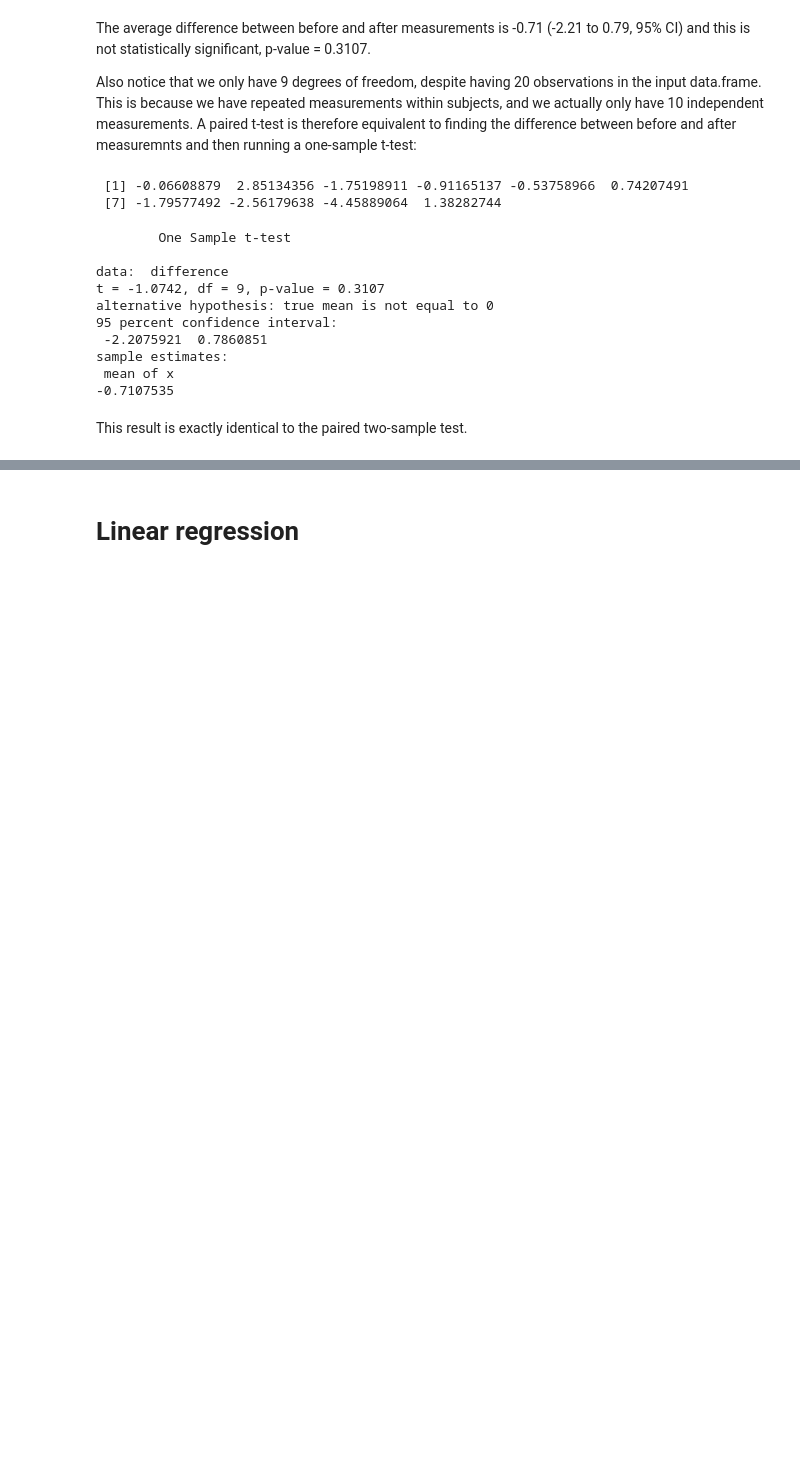
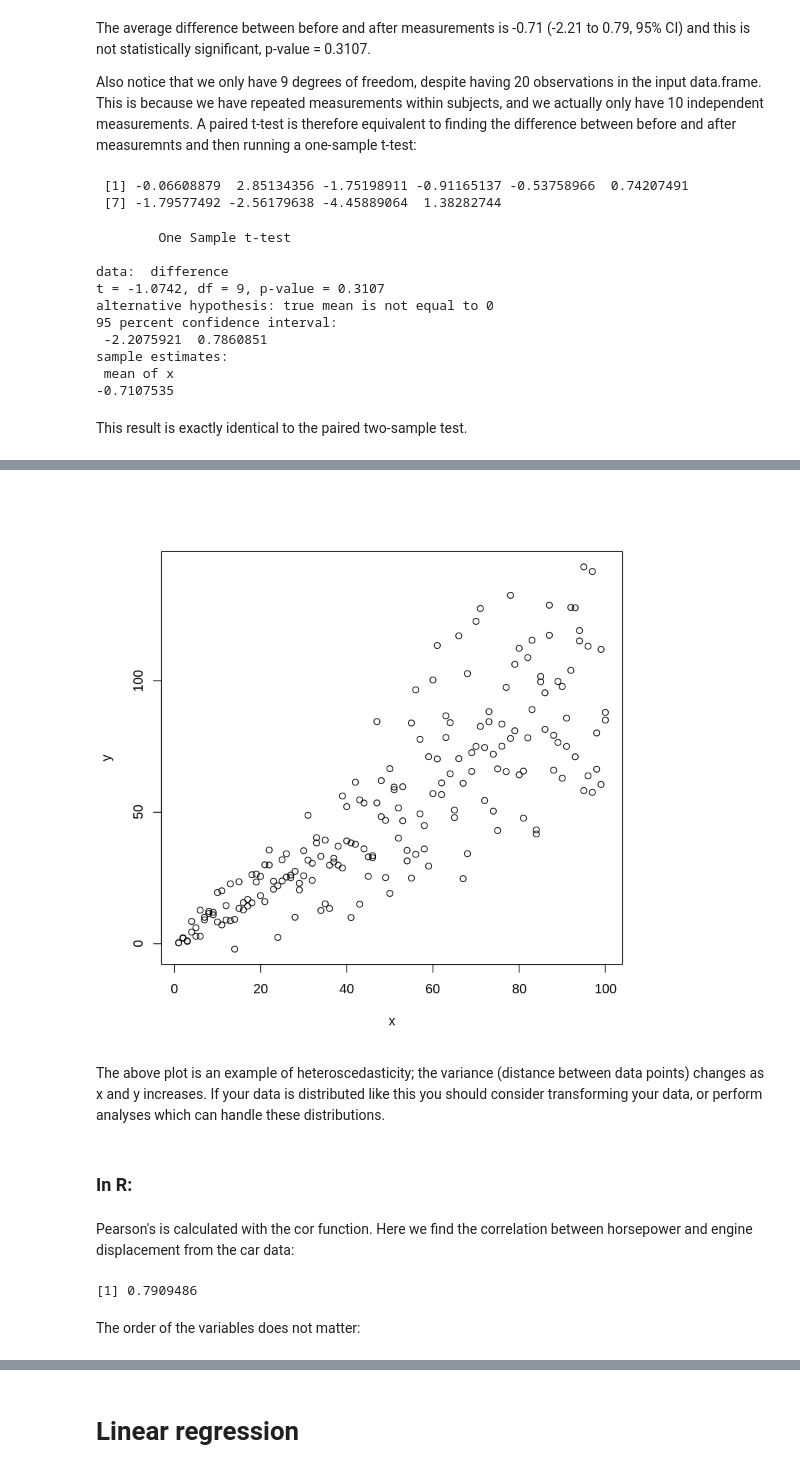
Before and after one commit to microUCPH/amplicon_data_analysis, a Jupyter notebook: ipynb/stats.ipynb, the cells around one changed output, grey strips where cells are left out. Cells and saved outputs as stored; diff of their text form; code cells hidden in the pictures; blank space fills up the shorter version.

```diff
--- a/ipynb/stats.ipynb
+++ b/ipynb/stats.ipynb
@@ -203,0 +213,20 @@ As the paper states: *two variables are correlated when they display an increasi
+# %%
+# Simulate heteroscedastic data
+set.seed(1)
+x <- rep(1:100, 2)
+y <- x + rnorm(x, 0, sqrt(x^1.5))
+plot(x, y)
+# %% [output]
+[figure, added]
+# %% [markdown]
+The above plot is an example of heteroscedasticity; the variance (distance between data points) changes as x and y increases. If your data is distributed like this you should consider transforming your data, or perform analyses which can handle these distributions.
+# %% [markdown]
+### In R:
+# %% [markdown]
+Pearson's is calculated with the cor function. Here we find the correlation between horsepower and engine displacement from the car data:
+# %%
+cor(mtcars$disp, mtcars$hp)
+# %% [output]
+[1] 0.7909486
+# %% [markdown]
+The order of the variables does not matter:
```
Also changed, not shown: parts of 31 cells of this notebook.
